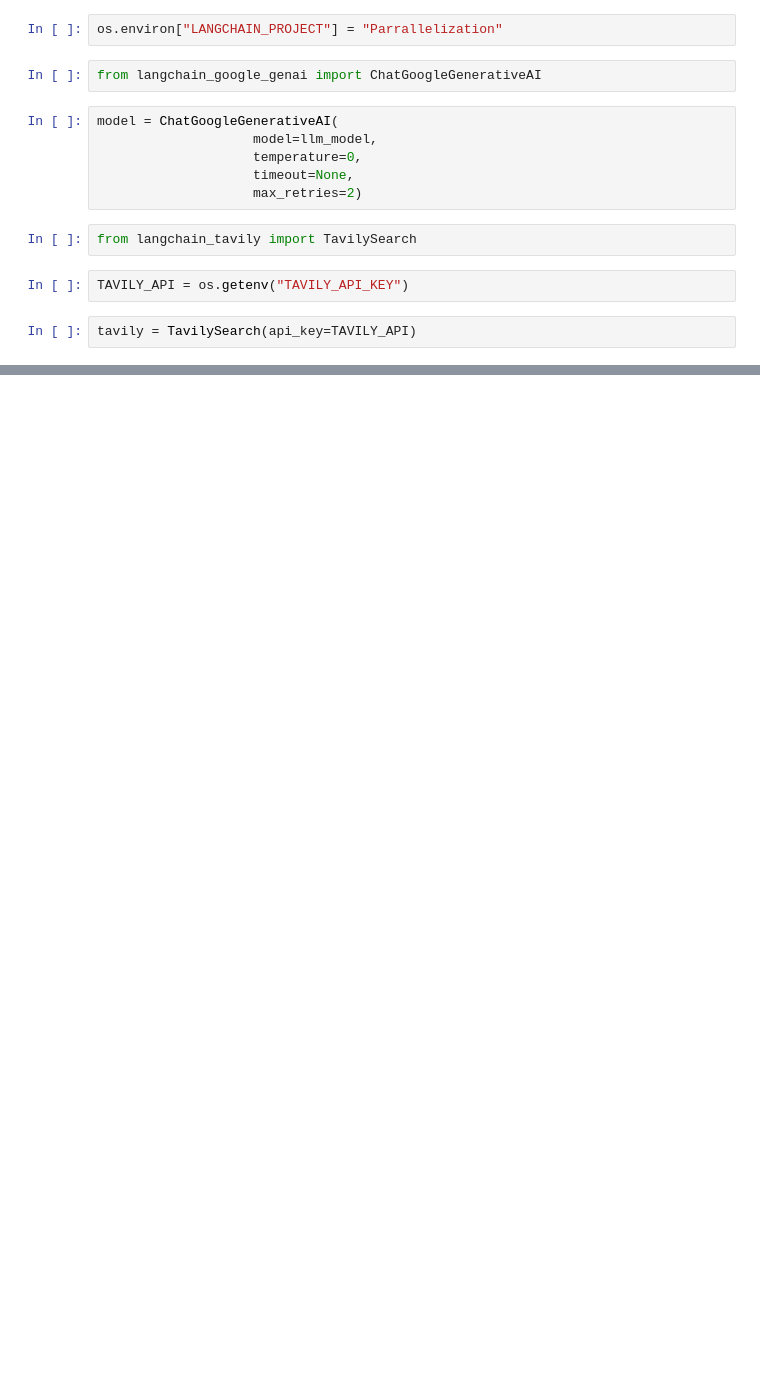
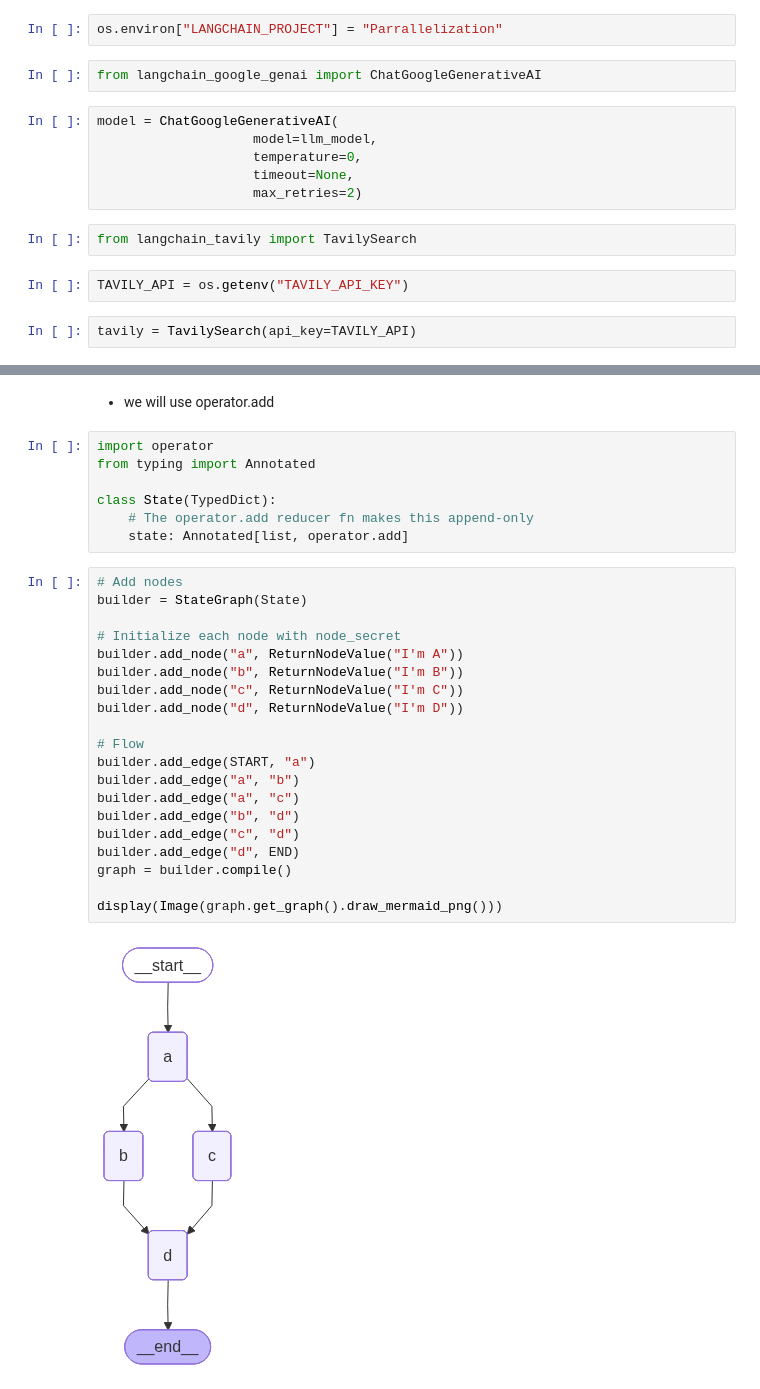
Before and after one commit to Abdoosaeid/LangGraph-Mastery, a Jupyter notebook: 17-parallelization.ipynb, the cells around one changed output, grey strips where cells are left out. Drawn from its saved outputs; the diff is of its cells as text; blank space fills up the shorter version.

```diff
--- a/17-parallelization.ipynb
+++ b/17-parallelization.ipynb
@@ -27,0 +125,31 @@ tavily = TavilySearch(api_key=TAVILY_API)
+# %% [markdown]
+- we will use operator.add
+# %%
+import operator
+from typing import Annotated
+
+class State(TypedDict):
+    # The operator.add reducer fn makes this append-only
+    state: Annotated[list, operator.add]
+# %%
+# Add nodes
+builder = StateGraph(State)
+
+# Initialize each node with node_secret
+builder.add_node("a", ReturnNodeValue("I'm A"))
+builder.add_node("b", ReturnNodeValue("I'm B"))
+builder.add_node("c", ReturnNodeValue("I'm C"))
+builder.add_node("d", ReturnNodeValue("I'm D"))
+
+# Flow
+builder.add_edge(START, "a")
+builder.add_edge("a", "b")
+builder.add_edge("a", "c")
+builder.add_edge("b", "d")
+builder.add_edge("c", "d")
+builder.add_edge("d", END)
+graph = builder.compile()
+
+display(Image(graph.get_graph().draw_mermaid_png()))
+# %% [output]
+[figure, added]
```
Also changed, not shown: parts of 13 cells of this notebook.
